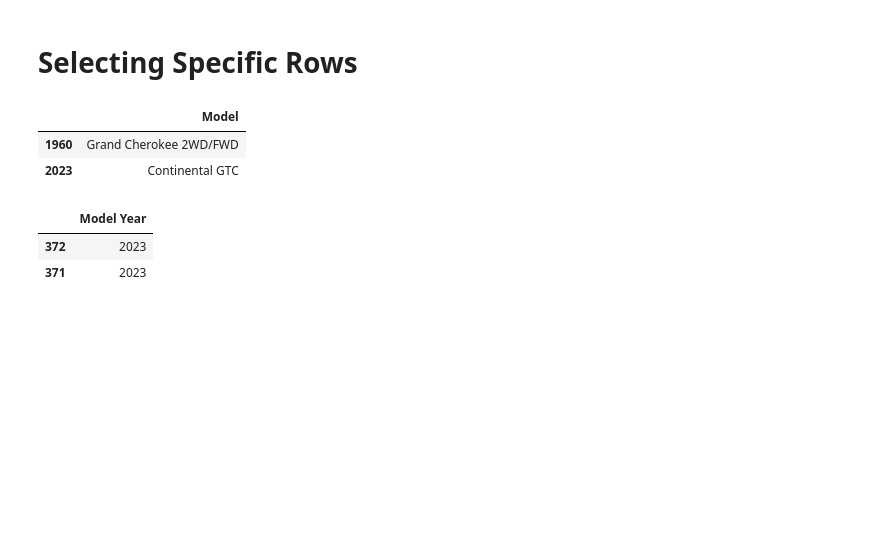
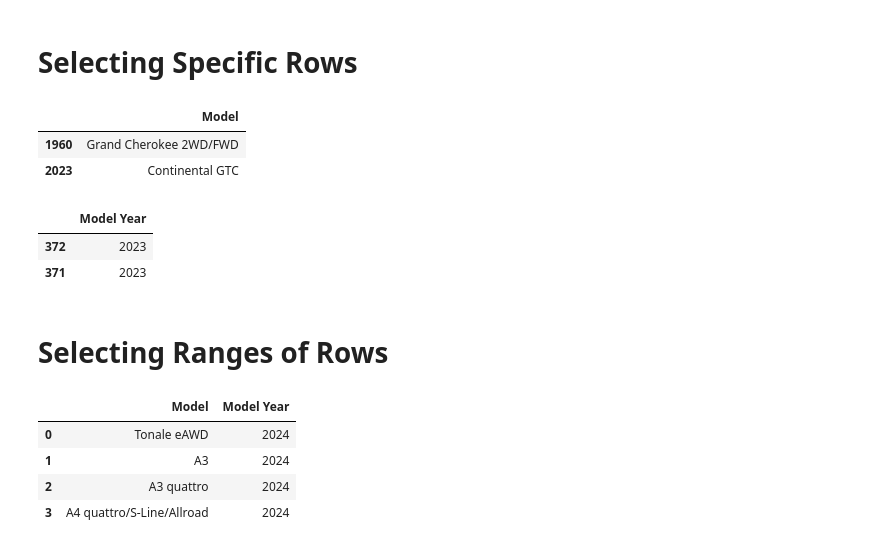
Before and after one commit to NegativeOnBlock/Sorting-and-filtering-rows-practice, a Jupyter notebook: Sort-and-filter-project-practice.ipynb, the cells around one changed output. Cells and saved outputs as stored; diff of their text form; code cells hidden in the pictures; blank space fills up the shorter version.

```diff
--- a/Sort-and-filter-project-practice.ipynb
+++ b/Sort-and-filter-project-practice.ipynb
@@ -109,3 +109,15 @@ alt_Fuel_Eco_City_2023
 |  | Model Year |
 | 372 | 2023 |
 | 371 | 2023 |
+# %% [markdown]
+# Selecting Ranges of Rows
+# %%
+sliced=vehicles.iloc[0:4, 5:7]
+
+sliced
+# %% [output]
+|  | Model | Model Year |
+| 0 | Tonale eAWD | 2024 |
+| 1 | A3 | 2024 |
+| 2 | A3 quattro | 2024 |
+| 3 | A4 quattro/S-Line/Allroad | 2024 |
```
Also changed, not shown: parts of 7 cells of this notebook.
